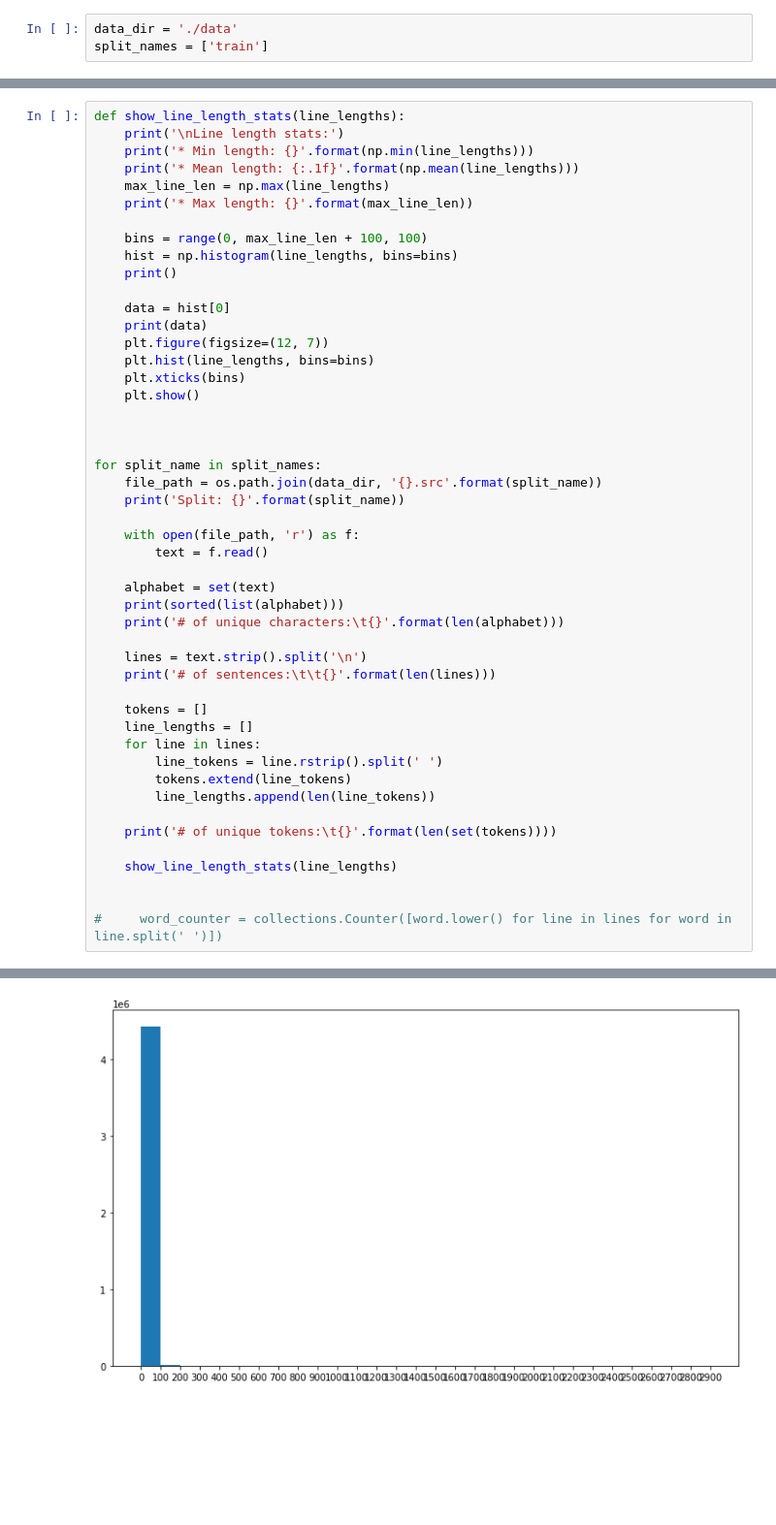
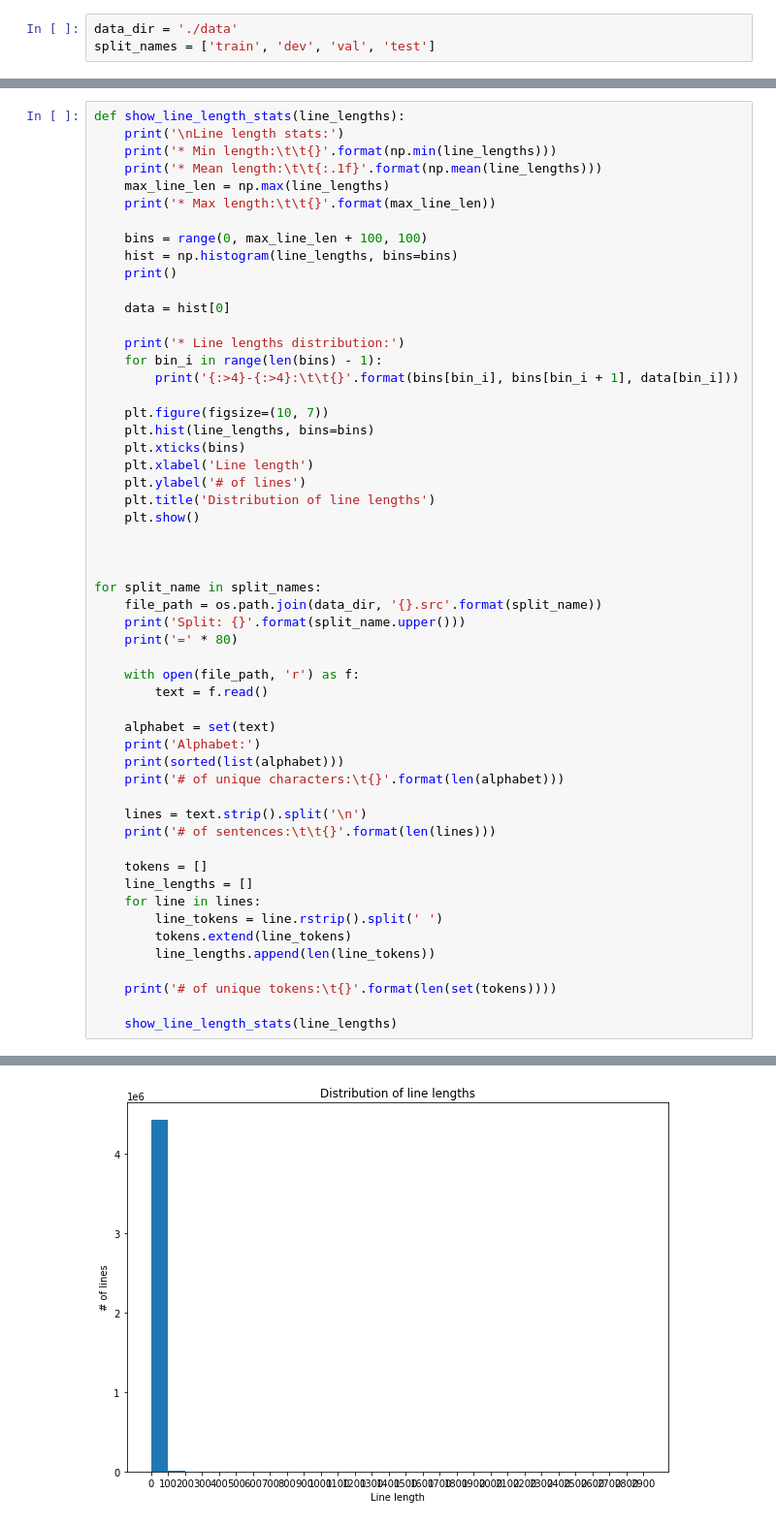
Before and after one commit to apelykh/substituted-words, a Jupyter notebook: dataset-exploration.ipynb, the cells around one changed output, grey strips where cells are left out. Shown at 97% size. Saved outputs shown, nothing was run; the diff lists cells and outputs as text; blank space fills up the shorter version.

```diff
--- a/dataset-exploration.ipynb
+++ b/dataset-exploration.ipynb
@@ -11,5 +7,5 @@ from torch.utils.data import DataLoader
 %autoreload 2
 # %%
 data_dir = './data'
-split_names = ['train']
+split_names = ['train', 'dev', 'val', 'test']
 # %% [markdown]
@@ -22,32 +16,41 @@ split_names = ['train']
 # %%
 def show_line_length_stats(line_lengths):
     print('\nLine length stats:')
-    print('* Min length: {}'.format(np.min(line_lengths)))
-    print('* Mean length: {:.1f}'.format(np.mean(line_lengths)))
+    print('* Min length:\t\t{}'.format(np.min(line_lengths)))
+    print('* Mean length:\t\t{:.1f}'.format(np.mean(line_lengths)))
     max_line_len = np.max(line_lengths)
-    print('* Max length: {}'.format(max_line_len))
+    print('* Max length:\t\t{}'.format(max_line_len))
 
     bins = range(0, max_line_len + 100, 100)
     hist = np.histogram(line_lengths, bins=bins)
     print()
 
     data = hist[0]
-    print(data)
-    plt.figure(figsize=(12, 7))
+
+    print('* Line lengths distribution:')
+    for bin_i in range(len(bins) - 1):
+        print('{:>4}-{:>4}:\t\t{}'.format(bins[bin_i], bins[bin_i + 1], data[bin_i]))
+
+    plt.figure(figsize=(10, 7))
     plt.hist(line_lengths, bins=bins)
     plt.xticks(bins)
+    plt.xlabel('Line length')
+    plt.ylabel('# of lines')
+    plt.title('Distribution of line lengths')
     plt.show()
 
 
 
 for split_name in split_names:
     file_path = os.path.join(data_dir, '{}.src'.format(split_name))
-    print('Split: {}'.format(split_name))
+    print('Split: {}'.format(split_name.upper()))
+    print('=' * 80)
 
     with open(file_path, 'r') as f:
         text = f.read()
 
     alphabet = set(text)
+    print('Alphabet:')
     print(sorted(list(alphabet)))
     print('# of unique characters:\t{}'.format(len(alphabet)))
 
@@ -64,7 +67,4 @@ for split_name in split_names:
     print('# of unique tokens:\t{}'.format(len(set(tokens))))
 
     show_line_length_stats(line_lengths)
-
-
-#     word_counter = collections.Counter([word.lower() for line in lines for word in line.split(' ')])
 # %% [output]
@@ -86 +88 @@ Line length stats:
-[figure, old version]
+[figure, new version]
```
Also changed, not shown: parts of 8 cells of this notebook, 11 other files.
